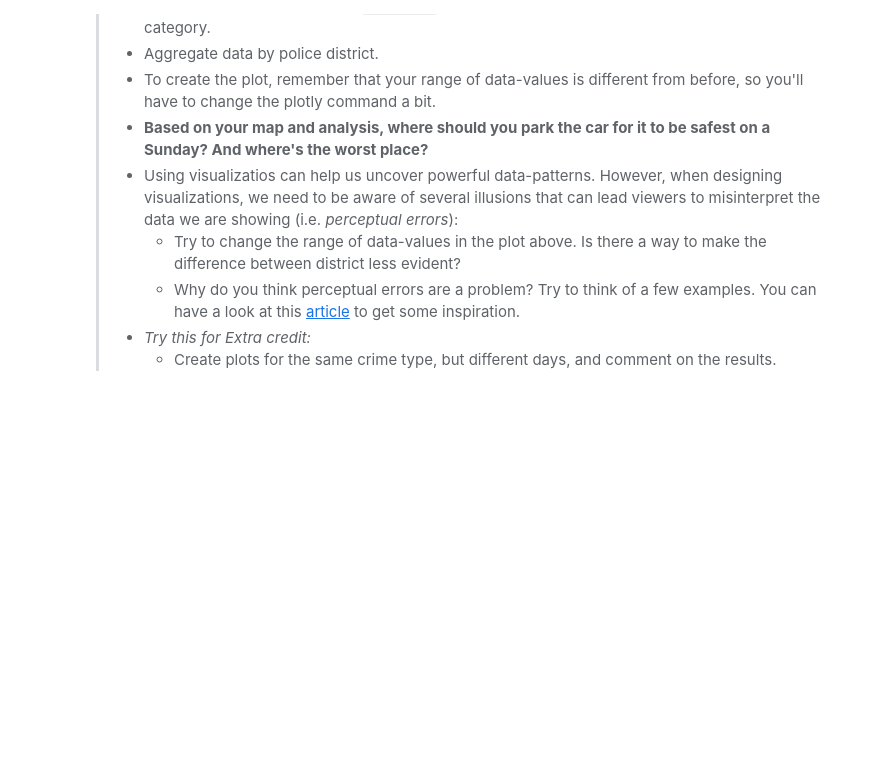
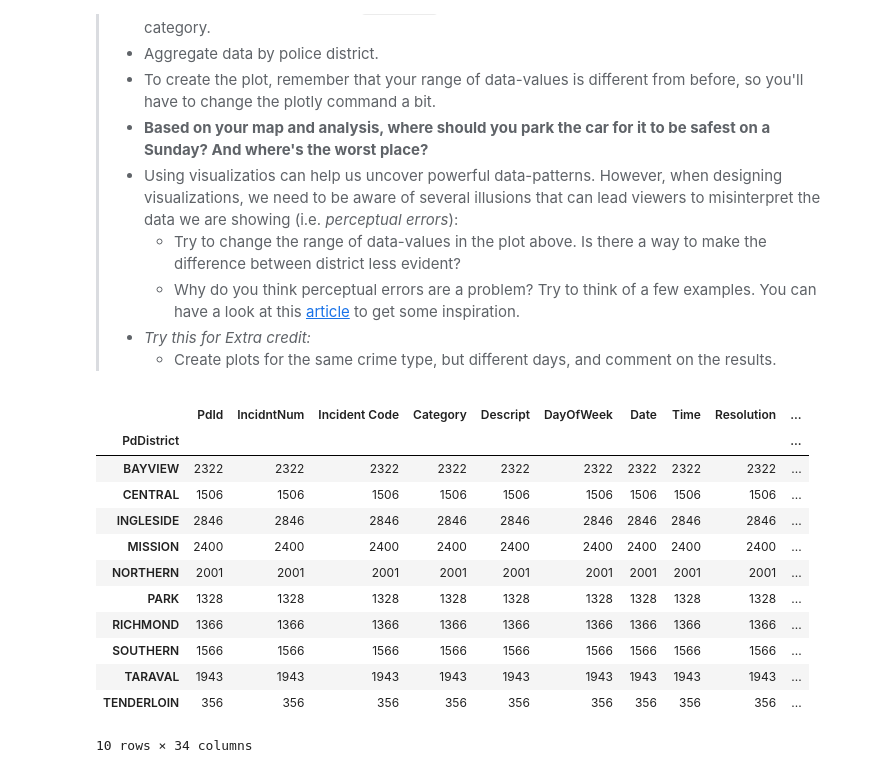
Before and after one commit to alejandranavcas/socialdata2023, a Jupyter notebook: lectures/Week3.ipynb, the cells around one changed output. Drawn from its saved outputs; the diff is of its cells as text; code cells hidden in the pictures; blank space fills up the shorter version.

Commit message:
week 3 update

```diff
--- a/lectures/Week3.ipynb
+++ b/lectures/Week3.ipynb
@@ -195,3 +323,54 @@ You're encouraged to play around with other settings, color schemes, etc.
 >    * Why do you think perceptual errors are a problem? Try to think of a few examples. You can have a look at this [article](https://www.businessinsider.com/fox-news-obamacare-chart-2014-3?r=US&IR=T) to get some inspiration.
 > * *Try this for Extra credit:*
 >     * Create plots for the same crime type, but different days, and comment on the results.
+# %%
+# Upload data
+import pandas as pd
+
+data = pd.read_csv("/Users/alejandranavarrocastillo/Documents/GitHub/socialdata2023/files/Police_Department_Incident_Reports__Historical_2003_to_May_2018.csv")
+
+# Filter by DayOfWeek and crime category
+subsetdata = data[data['DayOfWeek']=='Sunday']
+subsetdata = subsetdata[subsetdata['Category'] == 'VEHICLE THEFT']
+
+# Aggregate data by police district
+PdDistrict = subsetdata.groupby(['PdDistrict']).count()
+
+# DataFrame with random values for each district
+import pandas as pd
+d = {'DISTRICT': list(subsetdata.groupby(['PdDistrict']).count().index), 'Vehicle thefts': list(subsetdata.groupby(['PdDistrict']).count().PdId)}
+df = pd.DataFrame(data=d)
+df
+
+# Upper bound
+u = max(list(subsetdata.groupby(['PdDistrict']).count().PdId))
+
+# Plot data with Plotly
+import plotly.express as px
+
+fig = px.choropleth_mapbox(df, geojson=districts, locations='DISTRICT', color='Vehicle thefts',
+                           color_continuous_scale="Viridis",
+                           range_color=(0, u),
+                           mapbox_style="carto-positron",
+                           zoom=10, center = {"lat": 37.773972, "lon": -122.431297}, # lat and lon of San Francisco
+                           opacity=0.5,
+                           labels={'Vehicle thefts':'Vehicle thefts'}
+                          )
+fig.update_layout(margin={"r":10,"t":10,"l":10,"b":10}) # margins of the figure
+fig.show()
+# %%
+subsetdata.groupby(['PdDistrict']).count()
+# %% [output]
+|  | PdId | IncidntNum | Incident Code | Category | Descript | DayOfWeek | Date | Time | Resolution | ... |
+| PdDistrict |  |  |  |  |  |  |  |  |  | ... |
+| BAYVIEW | 2322 | 2322 | 2322 | 2322 | 2322 | 2322 | 2322 | 2322 | 2322 | ... |
+| CENTRAL | 1506 | 1506 | 1506 | 1506 | 1506 | 1506 | 1506 | 1506 | 1506 | ... |
+| INGLESIDE | 2846 | 2846 | 2846 | 2846 | 2846 | 2846 | 2846 | 2846 | 2846 | ... |
+| MISSION | 2400 | 2400 | 2400 | 2400 | 2400 | 2400 | 2400 | 2400 | 2400 | ... |
+| NORTHERN | 2001 | 2001 | 2001 | 2001 | 2001 | 2001 | 2001 | 2001 | 2001 | ... |
+| PARK | 1328 | 1328 | 1328 | 1328 | 1328 | 1328 | 1328 | 1328 | 1328 | ... |
+| RICHMOND | 1366 | 1366 | 1366 | 1366 | 1366 | 1366 | 1366 | 1366 | 1366 | ... |
+| SOUTHERN | 1566 | 1566 | 1566 | 1566 | 1566 | 1566 | 1566 | 1566 | 1566 | ... |
+| TARAVAL | 1943 | 1943 | 1943 | 1943 | 1943 | 1943 | 1943 | 1943 | 1943 | ... |
+| TENDERLOIN | 356 | 356 | 356 | 356 | 356 | 356 | 356 | 356 | 356 | ... |
+10 rows × 34 columns
```
Also changed, not shown: parts of 8 cells of this notebook.
